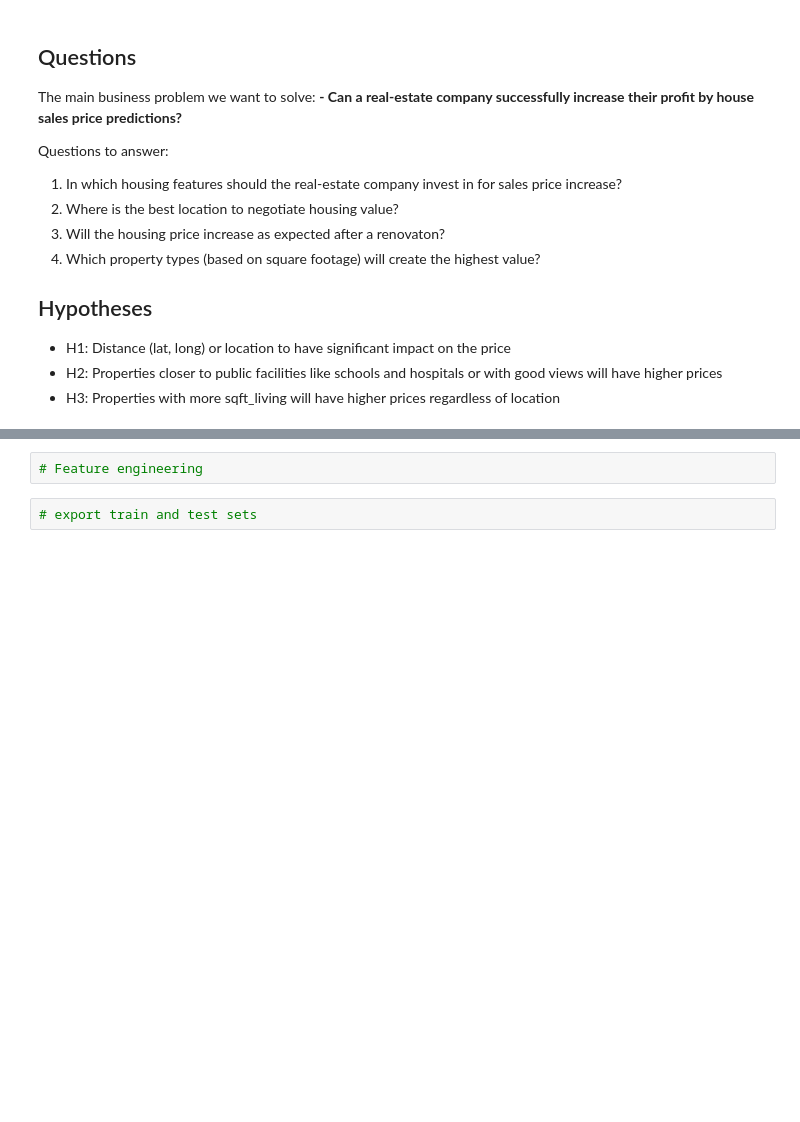
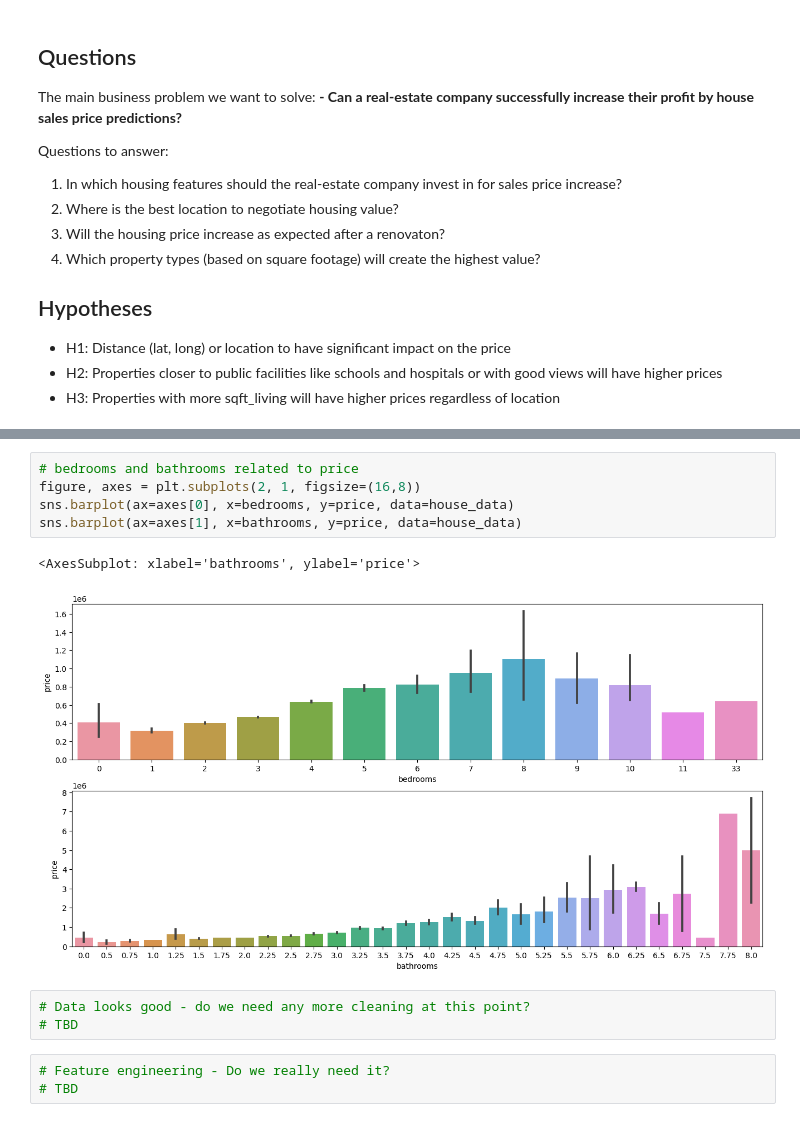
Before and after one commit to jb4414/BDMT_project_2022, a Jupyter notebook: data_preparation.ipynb, the cells around one changed output, grey strips where cells are left out. Cells and saved outputs as stored; diff of their text form; blank space fills up the shorter version.

```diff
--- a/data_preparation.ipynb
+++ b/data_preparation.ipynb
@@ -118,4 +166,14 @@ house_data.to_csv("./Data/kc_house_data_clean.csv")
+# %%
+# bedrooms and bathrooms related to price
+figure, axes = plt.subplots(2, 1, figsize=(16,8))
+sns.barplot(ax=axes[0], x=bedrooms, y=price, data=house_data)
+sns.barplot(ax=axes[1], x=bathrooms, y=price, data=house_data)
+# %% [output]
+<AxesSubplot: xlabel='bathrooms', ylabel='price'>
+[figure, added]
+# %%
+# Data looks good - do we need any more cleaning at this point?
+# TBD
 # %%
-# Feature engineering
+# Feature engineering - Do we really need it?
+# TBD
-# %%
-# export train and test sets
```
Also changed, not shown: parts of 19 cells of this notebook, 4 other files.
